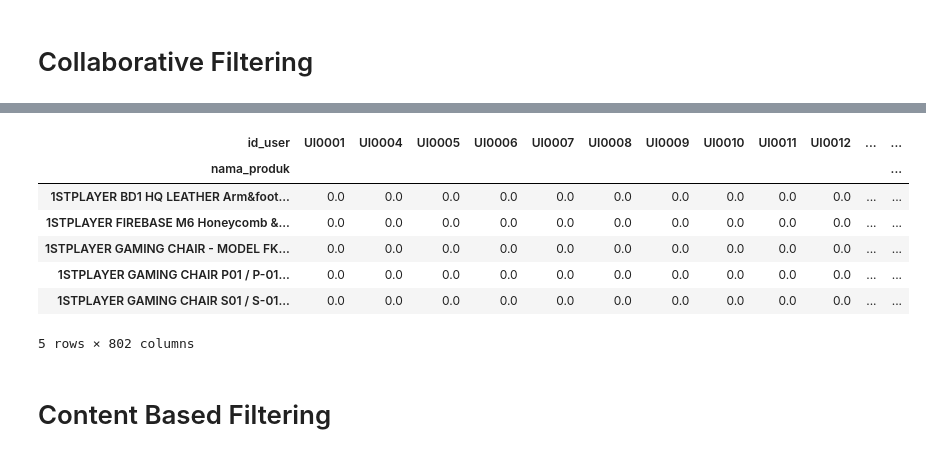
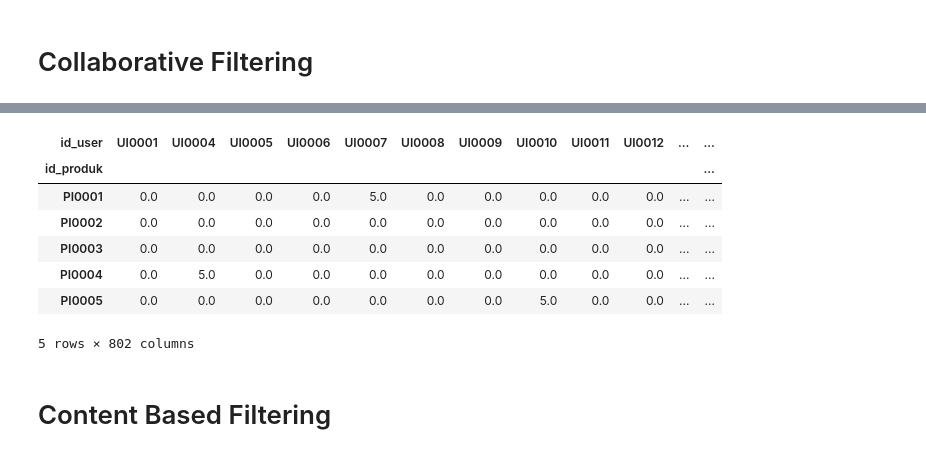
Before and after one commit to picessakresna/GoodGamingShop-Recommendation-Website, a Jupyter notebook: final-project/data-analysis/analysis-goodgamingshop1.ipynb, the cells around one changed output, grey strips where cells are left out. Saved outputs shown, nothing was run; the diff lists cells and outputs as text; code cells hidden in the pictures.

```diff
--- a/final-project/data-analysis/analysis-goodgamingshop1.ipynb
+++ b/final-project/data-analysis/analysis-goodgamingshop1.ipynb
@@ -10,3 +6,0 @@ dfori_review = pd.read_csv(datasetreview_url)
-# %%
-df_product = dfori_product.copy()
-df_review = dfori_review.copy()
@@ -35,12 +24,0 @@ dtype: object
-# %%
-df_review = df_review.drop('review', axis=1)
-# %%
-# Mengonversi setiap nilai dalam kolom menjadi string
-df_review['id_produk'] = df_review['id_produk'].apply(str)
-df_review['nama_produk'] = df_review['nama_produk'].apply(str)
-df_review['id_user'] = df_review['id_user'].apply(str)
-df_review['nama_akun'] = df_review['nama_akun'].apply(str)
-df_review['rating_user'] = df_review['rating_user'].apply(int)
-df_review['ulasan_produk'] = df_review['ulasan_produk'].apply(str)
-df_review['waktu_review'] = df_review['waktu_review'].apply(str)
-df_review['varian_produk'] = df_review['varian_produk'].apply(str)
@@ -496,5 +155,5 @@ df_review.head()
 # %%
-df_cf = df_review[['nama_produk', 'rating_user', 'id_user']]
+df_cf = df_review[['id_produk', 'rating_user', 'id_user']]
 
 df_cf.head()
 # %% [output]
@@ -528,16 +187,16 @@ Null value setelah proses final pre-processing :
 selected_users = df_cf["id_user"].value_counts()
 data = df_cf[df_cf["id_user"].isin(selected_users[selected_users >= 3].index)]
 # %%
-data_pivot = data.pivot_table(index="nama_produk",columns="id_user",values="rating_user").fillna(0)
+data_pivot = data.pivot_table(index="id_produk",columns="id_user",values="rating_user").fillna(0)
 data_pivot.head()
 # %% [output]
 | id_user | UI0001 | UI0004 | UI0005 | UI0006 | UI0007 | UI0008 | UI0009 | UI0010 | UI0011 | UI0012 | ... | ... |
-| nama_produk |  |  |  |  |  |  |  |  |  |  |  | ... |
-| 1STPLAYER BD1 HQ LEATHER Arm&foot... | 0.0 | 0.0 | 0.0 | 0.0 | 0.0 | 0.0 | 0.0 | 0.0 | 0.0 | 0.0 | ... | ... |
-| 1STPLAYER FIREBASE M6 Honeycomb &... | 0.0 | 0.0 | 0.0 | 0.0 | 0.0 | 0.0 | 0.0 | 0.0 | 0.0 | 0.0 | ... | ... |
-| 1STPLAYER GAMING CHAIR - MODEL FK... | 0.0 | 0.0 | 0.0 | 0.0 | 0.0 | 0.0 | 0.0 | 0.0 | 0.0 | 0.0 | ... | ... |
-| 1STPLAYER GAMING CHAIR P01 / P-01... | 0.0 | 0.0 | 0.0 | 0.0 | 0.0 | 0.0 | 0.0 | 0.0 | 0.0 | 0.0 | ... | ... |
-| 1STPLAYER GAMING CHAIR S01 / S-01... | 0.0 | 0.0 | 0.0 | 0.0 | 0.0 | 0.0 | 0.0 | 0.0 | 0.0 | 0.0 | ... | ... |
+| id_produk |  |  |  |  |  |  |  |  |  |  |  | ... |
+| PI0001 | 0.0 | 0.0 | 0.0 | 0.0 | 5.0 | 0.0 | 0.0 | 0.0 | 0.0 | 0.0 | ... | ... |
+| PI0002 | 0.0 | 0.0 | 0.0 | 0.0 | 0.0 | 0.0 | 0.0 | 0.0 | 0.0 | 0.0 | ... | ... |
+| PI0003 | 0.0 | 0.0 | 0.0 | 0.0 | 0.0 | 0.0 | 0.0 | 0.0 | 0.0 | 0.0 | ... | ... |
+| PI0004 | 0.0 | 5.0 | 0.0 | 0.0 | 0.0 | 0.0 | 0.0 | 0.0 | 0.0 | 0.0 | ... | ... |
+| PI0005 | 0.0 | 0.0 | 0.0 | 0.0 | 0.0 | 0.0 | 0.0 | 5.0 | 0.0 | 0.0 | ... | ... |
 5 rows × 802 columns
 # %% [markdown]
 # Content Based Filtering
```
Also changed, not shown: parts of 46 cells of this notebook, 6 other files.
